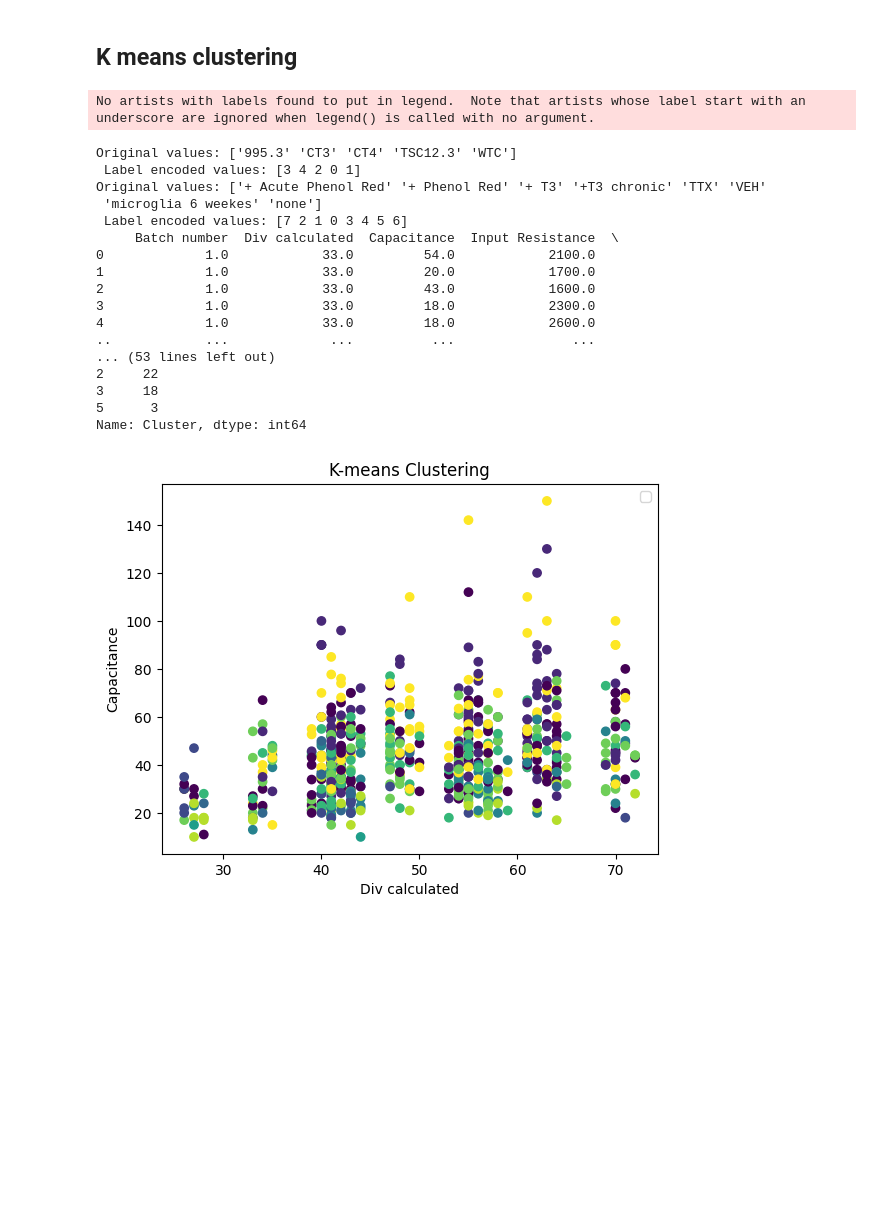
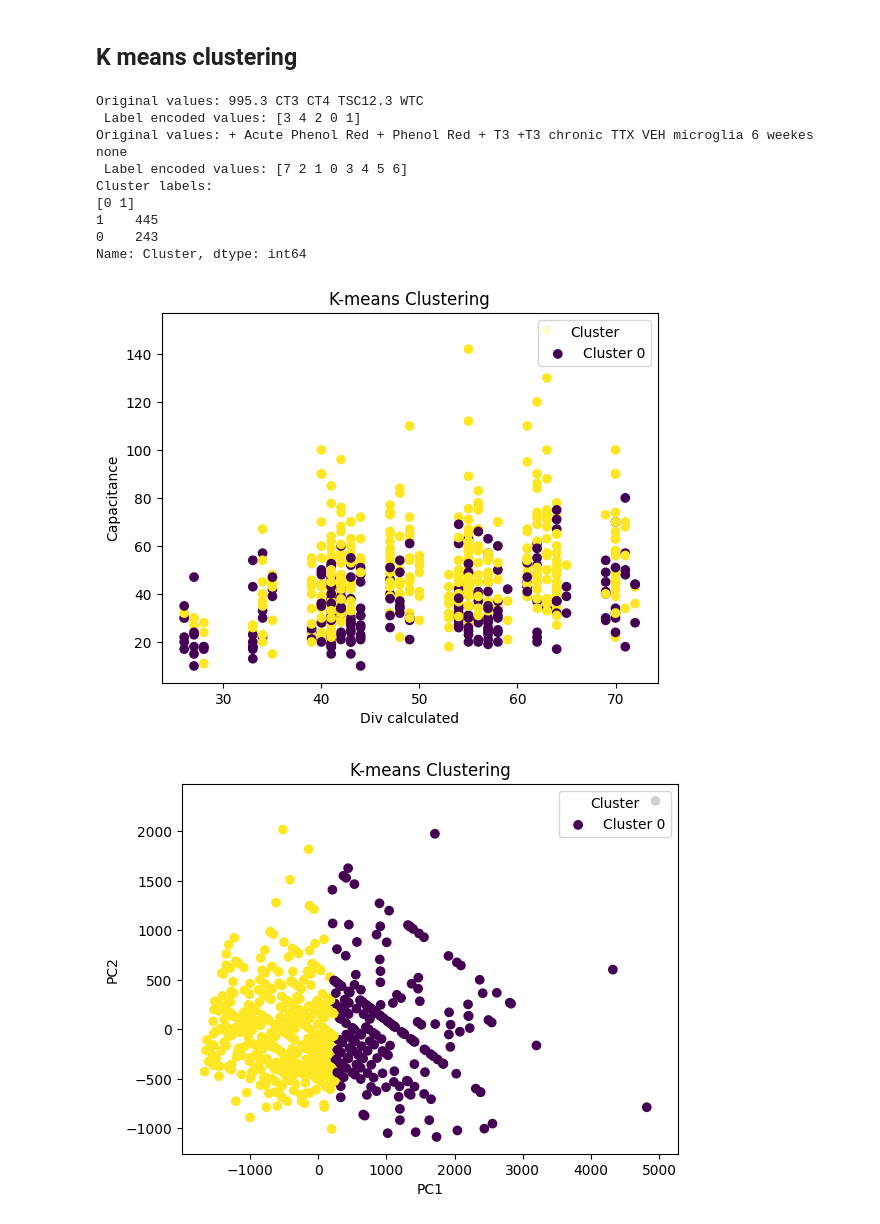
Before and after one commit to wesleysSon/Bpsysio-Ephys, a Jupyter notebook: Ephys workflow WEsley.ipynb, the cells around one changed output. Drawn from its saved outputs; the diff is of its cells as text; code cells hidden in the pictures; blank space fills up the shorter version.

```diff
--- a/Ephys workflow WEsley.ipynb
+++ b/Ephys workflow WEsley.ipynb
@@ -59,7 +58,9 @@ Load data from an Excel file and extract specific features.
 """
 print("Loading data...")
 data = pd.read_excel("data/01. Master_Latest data_Control clones_LP.xlsx", engine='openpyxl')
-data_extracted_features = pd.read_excel("data/01. Master_Latest data_Control clones_LP.xlsx", usecols=['Batch number', 'Genotype Neuron', 'Div calculated', 'Culture treatment', 'Capacitance', 'Input Resistance', 'Resting membrane potential ', 'Maximum firing ', 'Calculated input resistance', 'Rheobase', 'EPSC freq'])
+#data_extracted_features = pd.read_excel("data/01. Master_Latest data_Control clones_LP.xlsx", usecols=['Batch number', 'Genotype Neuron', 'Div calculated', 'Culture treatment', 'Capacitance', 'Input Resistance', 'Resting membrane potential ', 'Maximum firing ', 'Calculated input resistance', 'Rheobase', 'EPSC freq'])
+data_extracted_features = pd.read_excel("data/01. Master_Latest data_Control clones_LP.xlsx", usecols=['Batch number', 'Genotype Neuron', 'Div calculated', 'Culture treatment', 'Capacitance', 'Input Resistance', 'Resting membrane potential ', 'Maximum firing ', 'Rheobase', 'EPSC freq'])
+
 print("\n")
 print(data_extracted_features)
 # %% [output]
@@ -145,7 +140,12 @@ Imputes missing values in the given DataFrame using the IterativeImputer algorit
 data_extracted_features_impute = data_extracted_features.copy()
 
 # Initialize the IterativeImputer
-imputer = IterativeImputer(random_state=0)
+imputer = IterativeImputer(random_state=0, sample_posterior=True)
+# min_value uiteindleijk op 0
+# tol (tolerance) uitgelegd vanuit algoritme/paper
+# sample_posterior uitgelegd vanuit algoritme/paper`
+# max iter hoger (100, 1000), kijk naar verschil imputatie waardes
+#
 
 # Replace '>' values with NaN in 'EPSC freq' column
 mask = data_extracted_features_impute['EPSC freq'].notna() & data_extracted_features_impute['EPSC freq'].str.contains(">")
@@ -180,7 +180,7 @@ for column in data_extracted_features_impute.columns:
         formatted_output = "\n".join([f"Index: {index + 2}\nOriginal Value: {original} --> Imputed value: {imputed}" for index, (original, imputed) in zip(imputed_values_column.index, imputed_value_pairs)])
         print(formatted_output + "\n")
         # Change negative frequencies to 0
-        data_extracted_features_imputed["EPSC freq"].loc[data_extracted_features_imputed["EPSC freq"] < 0] = 0
+        #data_extracted_features_imputed["EPSC freq"].loc[data_extracted_features_imputed["EPSC freq"] < 0] = 0
 # %% [output]
 Imputed values for Input Resistance:
 Index: 651
@@ -327,54 +326,53 @@ plt.show()
 # %%
 from sklearn.cluster import KMeans
 
 
 data_extracted_features_imputed_kmeans_labeled = data_extracted_features_imputed.copy()
 
 label_encoder = LabelEncoder()
 data_extracted_features_imputed_kmeans_labeled['Genotype Neuron'] = label_encoder.fit_transform(data_extracted_features_imputed_kmeans_labeled['Genotype Neuron'].astype(str))
-print(f"Original values: {label_encoder.classes_}\n Label encoded values: {data_extracted_features_imputed_kmeans_labeled['Genotype Neuron'].unique()}")
+print(f"Original values: {' '.join(label_encoder.classes_)}\n Label encoded values: {data_extracted_features_imputed_kmeans_labeled['Genotype Neuron'].unique()}")
 data_extracted_features_imputed_kmeans_labeled['Culture treatment'] = label_encoder.fit_transform(data_extracted_features_imputed_kmeans_labeled['Culture treatment'])
-print(f"Original values: {label_encoder.classes_}\n Label encoded values: {data_extracted_features_imputed_kmeans_labeled['Culture treatment'].unique()}")
+print(f"Original values: {' '.join(label_encoder.classes_)}\n Label encoded values: {data_extracted_features_imputed_kmeans_labeled['Culture treatment'].unique()}")
 
 
-kmeans = KMeans(n_clusters=10)
+kmeans = KMeans(n_clusters=2)
 
 # Fit the KMeans model to the data
 kmeans.fit(data_extracted_features_imputed_kmeans_labeled)
 
 cluster_labels = kmeans.labels_
-#print(cluster_labels)
+print(f"Cluster labels: \n{np.unique(cluster_labels)}")
 
 # Add the cluster labels to your DataFrame
 data_extracted_features_imputed_kmeans_labeled['Cluster'] = cluster_labels
-print(data_extracted_features_imputed_kmeans_labeled)
+#print(data_extracted_features_imputed_kmeans_labeled['Cluster'])
 
 # Print the counts of samples in each cluster
 print(data_extracted_features_imputed_kmeans_labeled['Cluster'].value_counts())
 
 plt.scatter(x=data_extracted_features_imputed_kmeans_labeled["Div calculated"], y=data_extracted_features_imputed_kmeans_labeled["Capacitance"],  c=cluster_labels)
 plt.xlabel('Div calculated')
 plt.ylabel('Capacitance')
 plt.title('K-means Clustering')
-plt.legend(loc='upper right')
+plt.legend(labels=['Cluster 0', 'Cluster 1'], loc='upper right', title='Cluster')
 plt.show()
+
+plt.scatter(x=reduced_data[:, 0], y=reduced_data[:, 1],  c=cluster_labels)
+plt.xlabel('PC1')
+plt.ylabel('PC2')
+plt.title('K-means Clustering')
+plt.legend(labels=['Cluster 0', 'Cluster 1'], loc='upper right', title='Cluster')
+plt.show()
 # %% [output]
-No artists with labels found to put in legend.  Note that artists whose label start with an underscore are ignored when legend() is called with no argument.
+Original values: 995.3 CT3 CT4 TSC12.3 WTC
+ Label encoded values: [3 4 2 0 1]
+Original values: + Acute Phenol Red + Phenol Red + T3 +T3 chronic TTX VEH microglia 6 weekes none
+ Label encoded values: [7 2 1 0 3 4 5 6]
+Cluster labels:
+[0 1]
+1    445
+0    243
+Name: Cluster, dtype: int64
-Original values: ['995.3' 'CT3' 'CT4' 'TSC12.3' 'WTC']
- Label encoded values: [3 4 2 0 1]
-Original values: ['+ Acute Phenol Red' '+ Phenol Red' '+ T3' '+T3 chronic' 'TTX' 'VEH'
- 'microglia 6 weekes' 'none']
- Label encoded values: [7 2 1 0 3 4 5 6]
-     Batch number  Div calculated  Capacitance  Input Resistance  \
-0             1.0            33.0         54.0            2100.0
-1             1.0            33.0         20.0            1700.0
-2             1.0            33.0         43.0            1600.0
-3             1.0            33.0         18.0            2300.0
-4             1.0            33.0         18.0            2600.0
-..            ...             ...          ...               ...
-... (53 lines left out)
-2     22
-3     18
-5      3
-Name: Cluster, dtype: int64
-[figure, old version]
+[figure, new version]
+[figure, added]
```
Also changed, not shown: parts of 4 cells of this notebook.
